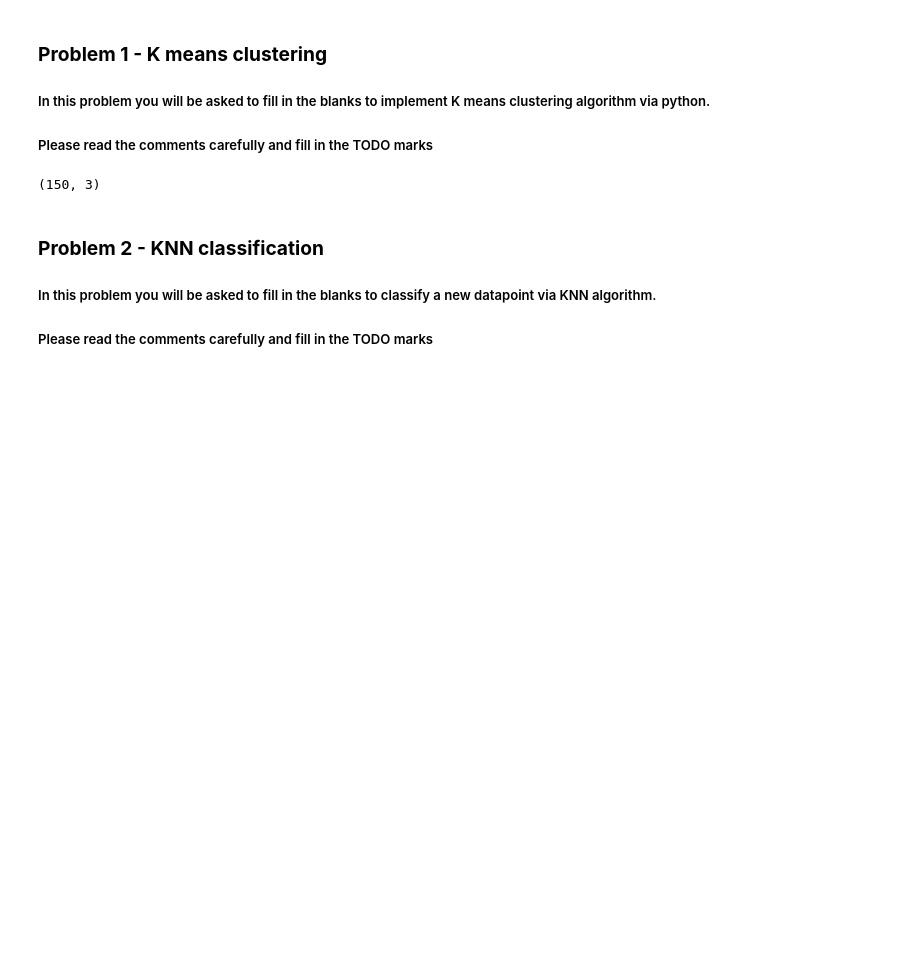
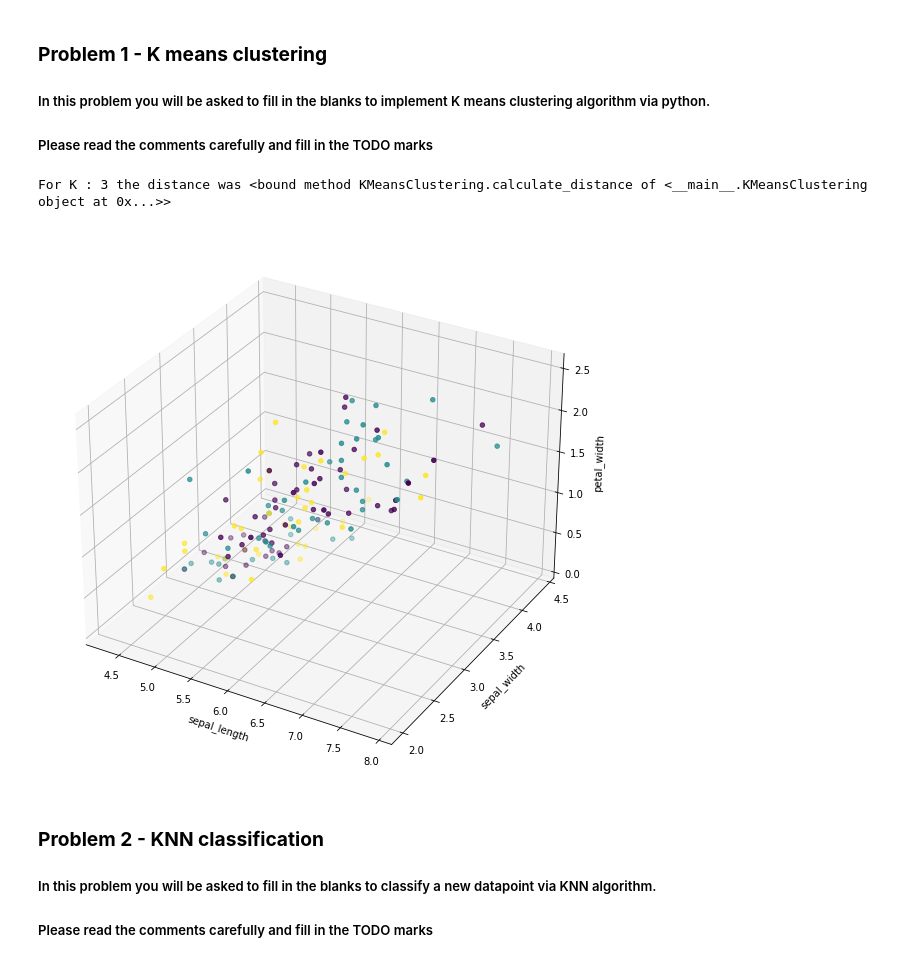
Before and after one commit to Celenort/old_blog, a Jupyter notebook: homework1.ipynb, the cells around one changed output. Drawn from its saved outputs; the diff is of its cells as text; code cells hidden in the pictures; blank space fills up the shorter version.

Commit message:
kmeans clustering

```diff
--- a/homework1.ipynb
+++ b/homework1.ipynb
@@ -31,11 +31,6 @@ for idx in range(len(df)):
 X_s = np.array(X_s)
 # X_s is now an array of dimension(N, D), where N is the number of datapoints and D is the number of features for each datapoint
 # For this problem each datapoint consists of 3 variables: sepal length, sepal width, and petal width
-# %%
-#len(X_s)
-X_s.shape
-# %% [output]
-(150, 3)
 # %%
 # This python class will be the main target of the problem. Fill in the blanks to correctly implement Kmeans algorithm.
 class KMeansClustering:
@@ -121,13 +142,16 @@ class KMeansClustering:
 # %%
 # Initialize Kmeans model and start clustering!
 # You may change K and steps if you want!
 K = 3
 Kmeans = KMeansClustering(X_s, K)
 
 # run the Kmeans clustering algorithm for 10 steps
-dist = Kmeans.run(steps=10)
+dist = Kmeans.run(steps=100)
 print("For K : {} the distance was {}".format(K, dist))
 Kmeans.visualize()
+# %% [output]
+For K : 3 the distance was <bound method KMeansClustering.calculate_distance of <__main__.KMeansClustering object at 0x...>>
+[figure, added]
 # %% [markdown]
 ### <b> Problem 2 - KNN classification
 ##### In this problem you will be asked to fill in the blanks to classify a new datapoint via KNN algorithm.
```
Also changed, not shown: parts of 1 cell of this notebook.
